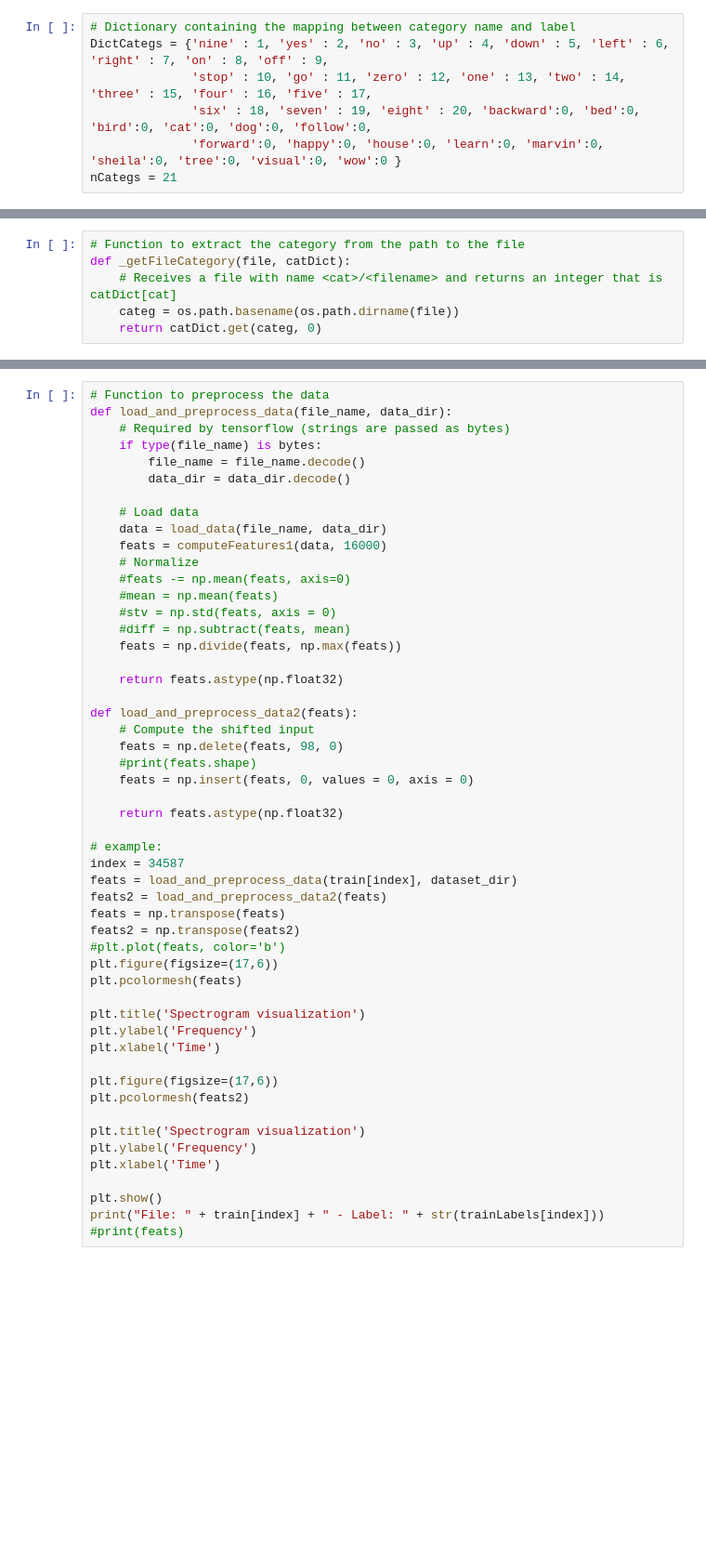
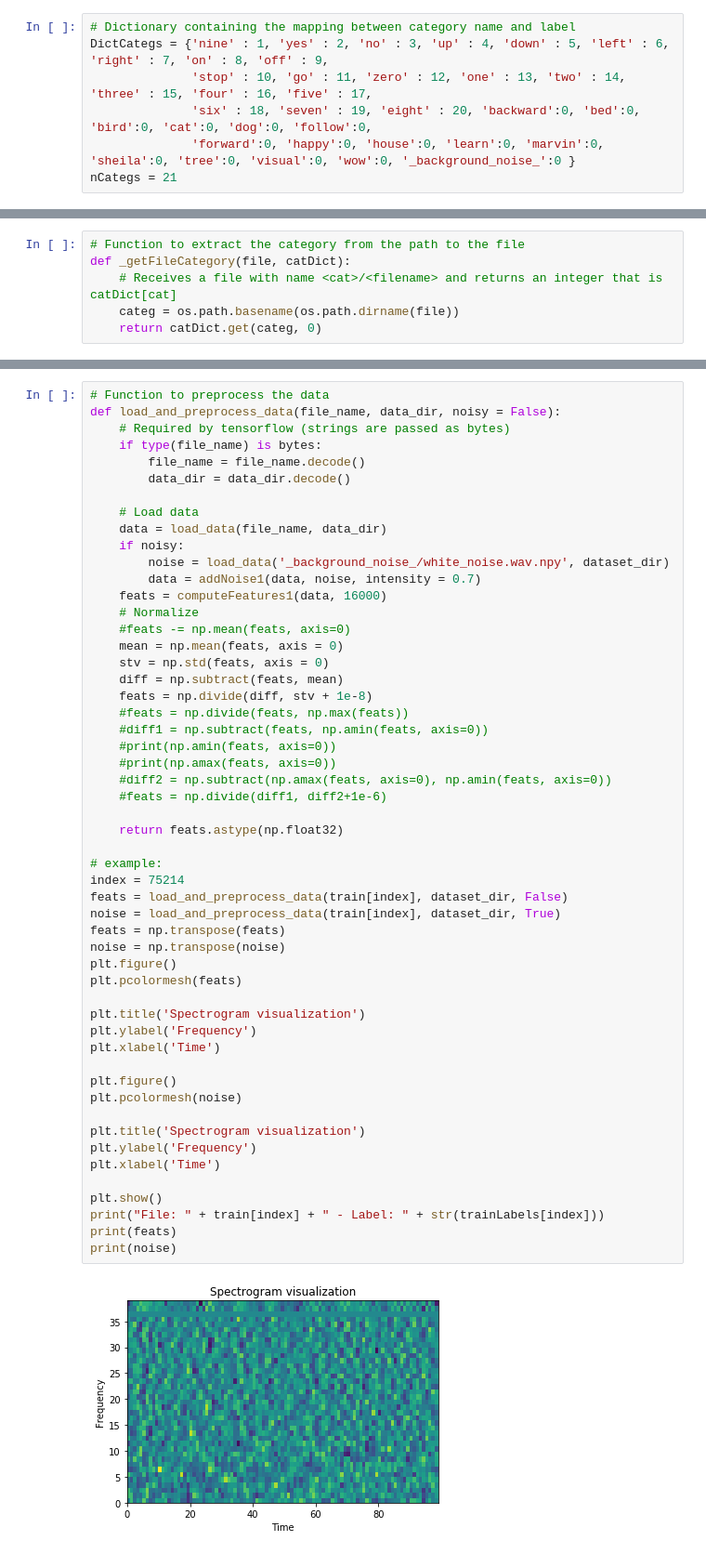
Before and after one commit to XWerer/HDA_Project, a Jupyter notebook: Prova5.ipynb, the cells around one changed output, grey strips where cells are left out. Shown at 93% size. Cells and saved outputs as stored; diff of their text form; blank space fills up the shorter version.

Commit message:
Updated the AE models. Try the train of the S2S model.

```diff
--- a/Prova5.ipynb
+++ b/Prova5.ipynb
@@ -37,7 +42,7 @@ valWAVs  = pd.read_csv(dataset_dir + 'validation_list.txt', sep=" ", header = No
 DictCategs = {'nine' : 1, 'yes' : 2, 'no' : 3, 'up' : 4, 'down' : 5, 'left' : 6, 'right' : 7, 'on' : 8, 'off' : 9,
               'stop' : 10, 'go' : 11, 'zero' : 12, 'one' : 13, 'two' : 14, 'three' : 15, 'four' : 16, 'five' : 17,
               'six' : 18, 'seven' : 19, 'eight' : 20, 'backward':0, 'bed':0, 'bird':0, 'cat':0, 'dog':0, 'follow':0,
-              'forward':0, 'happy':0, 'house':0, 'learn':0, 'marvin':0, 'sheila':0, 'tree':0, 'visual':0, 'wow':0 }
+              'forward':0, 'happy':0, 'house':0, 'learn':0, 'marvin':0, 'sheila':0, 'tree':0, 'visual':0, 'wow':0, '_background_noise_':0 }
 nCategs = 21
 # %%
 # Load all the file in dataset
@@ -158,52 +210,55 @@ plt.title('WAV signal')
 # %%
 # Function to preprocess the data
-def load_and_preprocess_data(file_name, data_dir):
+def load_and_preprocess_data(file_name, data_dir, noisy = False):
     # Required by tensorflow (strings are passed as bytes)
     if type(file_name) is bytes:
         file_name = file_name.decode()
         data_dir = data_dir.decode()
 
     # Load data
     data = load_data(file_name, data_dir)
+    if noisy:
+        noise = load_data('_background_noise_/white_noise.wav.npy', dataset_dir)
+        data = addNoise1(data, noise, intensity = 0.7)
     feats = computeFeatures1(data, 16000)
     # Normalize
     #feats -= np.mean(feats, axis=0)
-    #mean = np.mean(feats)
-    #stv = np.std(feats, axis = 0)
-    #diff = np.subtract(feats, mean)
-    feats = np.divide(feats, np.max(feats))
-
-    return feats.astype(np.float32)
-
-def load_and_preprocess_data2(feats):
-    # Compute the shifted input
-    feats = np.delete(feats, 98, 0)
-    #print(feats.shape)
-    feats = np.insert(feats, 0, values = 0, axis = 0)
+    mean = np.mean(feats, axis = 0)
+    stv = np.std(feats, axis = 0)
+    diff = np.subtract(feats, mean)
+    feats = np.divide(diff, stv + 1e-8)
+    #feats = np.divide(feats, np.max(feats))
+    #diff1 = np.subtract(feats, np.amin(feats, axis=0))
+    #print(np.amin(feats, axis=0))
+    #print(np.amax(feats, axis=0))
+    #diff2 = np.subtract(np.amax(feats, axis=0), np.amin(feats, axis=0))
+    #feats = np.divide(diff1, diff2+1e-6)
 
     return feats.astype(np.float32)
 
 # example:
-index = 34587
-feats = load_and_preprocess_data(train[index], dataset_dir)
-feats2 = load_and_preprocess_data2(feats)
+index = 75214
+feats = load_and_preprocess_data(train[index], dataset_dir, False)
+noise = load_and_preprocess_data(train[index], dataset_dir, True)
 feats = np.transpose(feats)
-feats2 = np.transpose(feats2)
-#plt.plot(feats, color='b')
-plt.figure(figsize=(17,6))
+noise = np.transpose(noise)
+plt.figure()
 plt.pcolormesh(feats)
 
 plt.title('Spectrogram visualization')
 plt.ylabel('Frequency')
 plt.xlabel('Time')
 
-plt.figure(figsize=(17,6))
-plt.pcolormesh(feats2)
+plt.figure()
+plt.pcolormesh(noise)
 
 plt.title('Spectrogram visualization')
 plt.ylabel('Frequency')
 plt.xlabel('Time')
 
 plt.show()
 print("File: " + train[index] + " - Label: " + str(trainLabels[index]))
-#print(feats)
+print(feats)
+print(noise)
+# %% [output]
+[figure, added]
```
Also changed, not shown: parts of 23 cells of this notebook, 12 other files.
